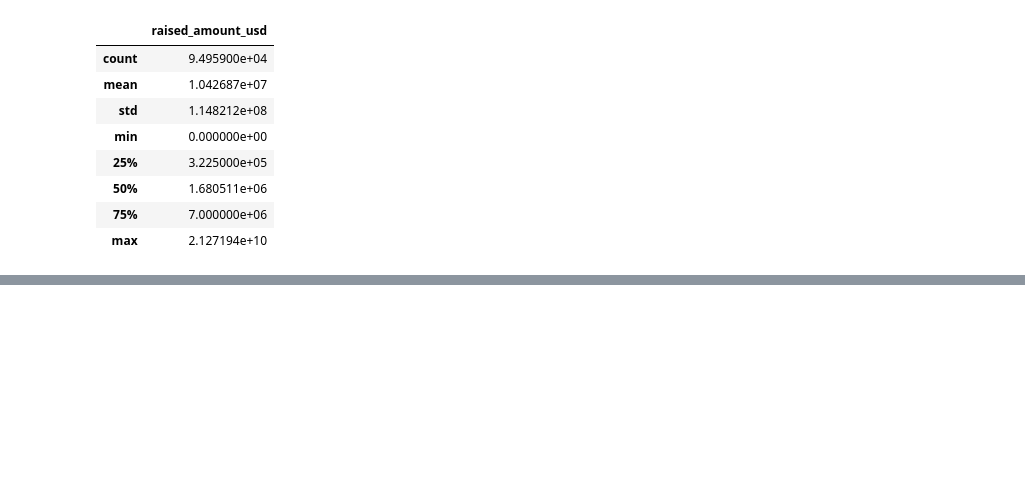
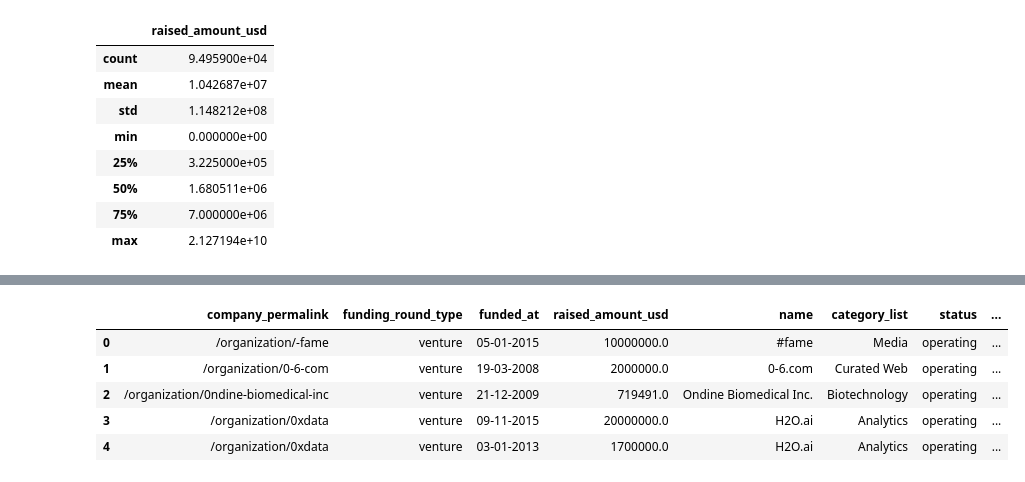
Before and after one commit to ppawar88/DSProject, a Jupyter notebook: Investment Case Group Project/Investment Analysis.ipynb, the cells around one changed output, grey strips where cells are left out. Drawn from its saved outputs; the diff is of its cells as text; code cells hidden in the pictures; blank space fills up the shorter version.

```diff
--- a/Investment Case Group Project/Investment Analysis.ipynb
+++ b/Investment Case Group Project/Investment Analysis.ipynb
@@ -145,0 +196,3 @@ rounds2[rounds2.columns[:-1]].describe()
+# %%
+master_frame.drop(["homepage_url", "permalink", "funding_round_code", "founded_at", "funding_round_permalink"], axis=1, inplace=True)
+master_frame.shape
@@ -158,2 +217,6 @@ founded_at       29.759321
 dtype: float64
+# %%
+master_frame.dropna(how='all', axis = 0, subset=['raised_amount_usd'], inplace=True)
+master_frame.dropna(how='all', axis = 0, subset=['category_list'], inplace=True)
+master_frame.dropna(how='all', axis = 0, subset=['country_code'], inplace=True)
 # %%
@@ -168,0 +243,2 @@ dtype: float64
+# %%
+master_frame["raised_amount_million_usd"] = master_frame["raised_amount_usd"] / 1000000
@@ -168,0 +281,3 @@ dtype: float64
+# %%
+country = pd.read_csv("Countries.csv")
+country.head()
@@ -168,0 +291,11 @@ dtype: float64
+# %%
+ventureInventment = master_frame[master_frame["funding_round_type"] == "venture"]
+ventureInventment = ventureInventment.merge(country, how="left", left_on="country_code", right_on="Code")
+ventureInventment.head()
+# %% [output]
+|  | company_permalink | funding_round_type | funded_at | raised_amount_usd | name | category_list | status | ... |
+| 0 | /organization/-fame | venture | 05-01-2015 | 10000000.0 | #fame | Media | operating | ... |
+| 1 | /organization/0-6-com | venture | 19-03-2008 | 2000000.0 | 0-6.com | Curated Web | operating | ... |
+| 2 | /organization/0ndine-biomedical-inc | venture | 21-12-2009 | 719491.0 | Ondine Biomedical Inc. | Biotechnology | operating | ... |
+| 3 | /organization/0xdata | venture | 09-11-2015 | 20000000.0 | H2O.ai | Analytics | operating | ... |
+| 4 | /organization/0xdata | venture | 03-01-2013 | 1700000.0 | H2O.ai | Analytics | operating | ... |
```
Also changed, not shown: parts of 82 cells of this notebook, 4 other files.
